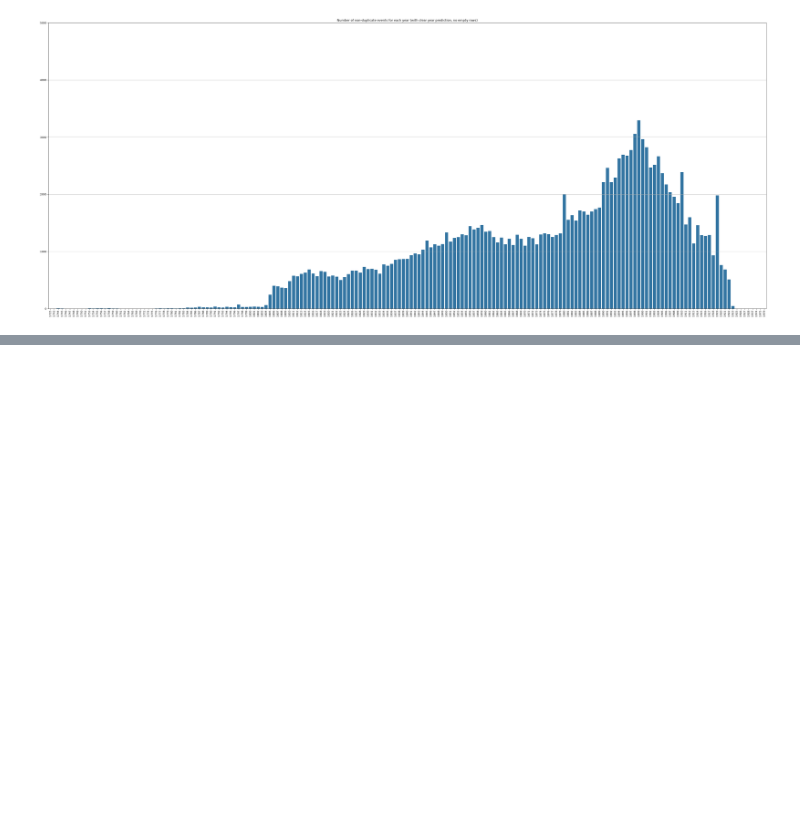
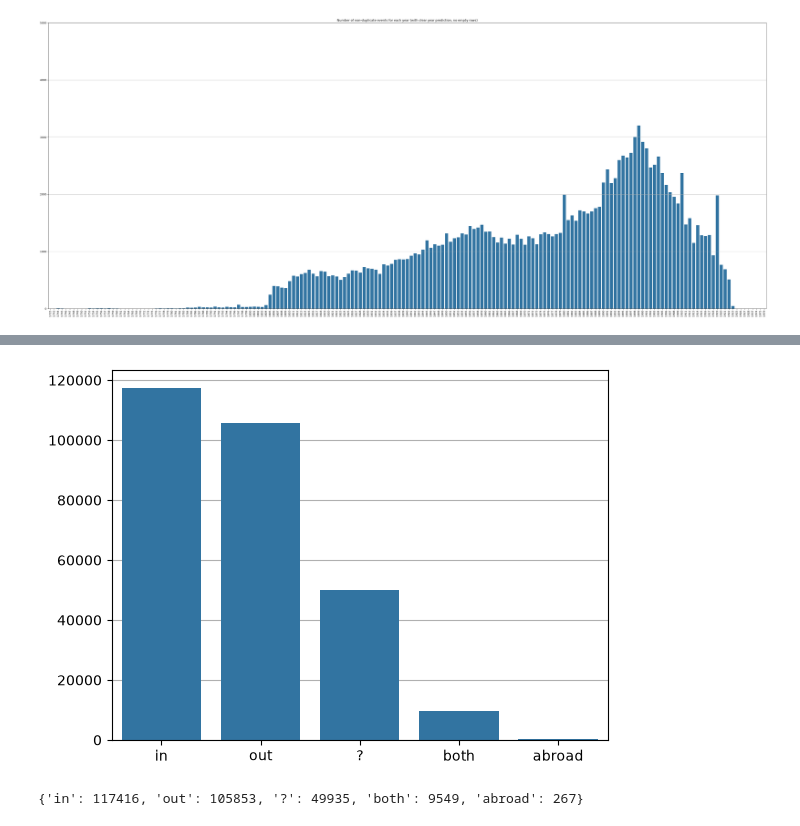
Before and after one commit to TurkuNLP/htr-hiski-alignment, a Jupyter notebook: notebooks/extracting_migrations/extracting-migrations-plotting_overlaps.ipynb, the cells around one changed output, grey strips where cells are left out. Saved outputs shown, nothing was run; the diff lists cells and outputs as text; code cells hidden in the pictures; blank space fills up the shorter version.

```diff
--- a/notebooks/extracting_migrations/extracting-migrations-plotting_overlaps.ipynb
+++ b/notebooks/extracting_migrations/extracting-migrations-plotting_overlaps.ipynb
@@ -405,0 +247,21 @@ At least 60% of non-duplicate pages have unclear direction or year.
+# %%
+direction_counter = {
+    "in": 0,
+    "out": 0,
+    "?": 0,
+    "both": 0,
+    "abroad": 0
+}
+
+for page in page_records.values():
+    direction_counter[page["in_out"]] += 1
+# %%
+ax = sns.barplot(direction_counter)
+ax.grid(axis="y")
+ax.set_axisbelow(True)
+# %% [output]
+[figure, added]
+# %%
+direction_counter
+# %% [output]
+{'in': 117416, 'out': 105853, '?': 49935, 'both': 9549, 'abroad': 267}
```
Also changed, not shown: parts of 17 cells of this notebook.
